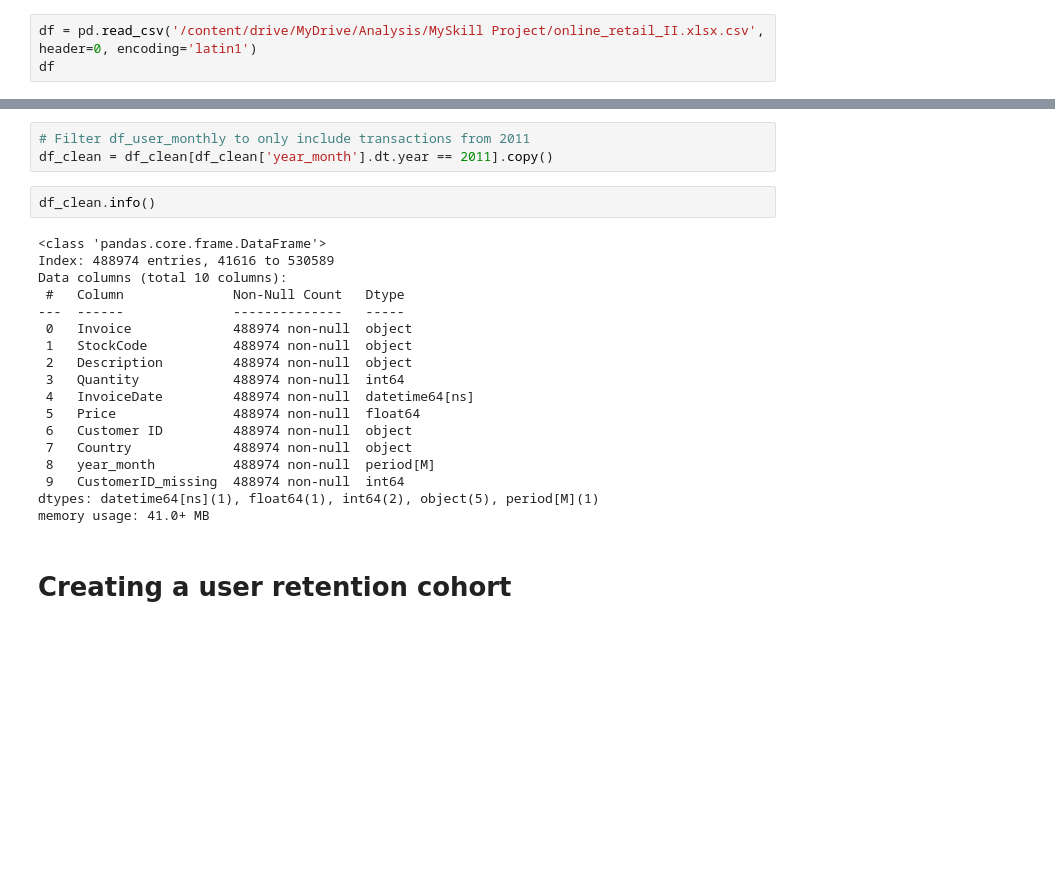
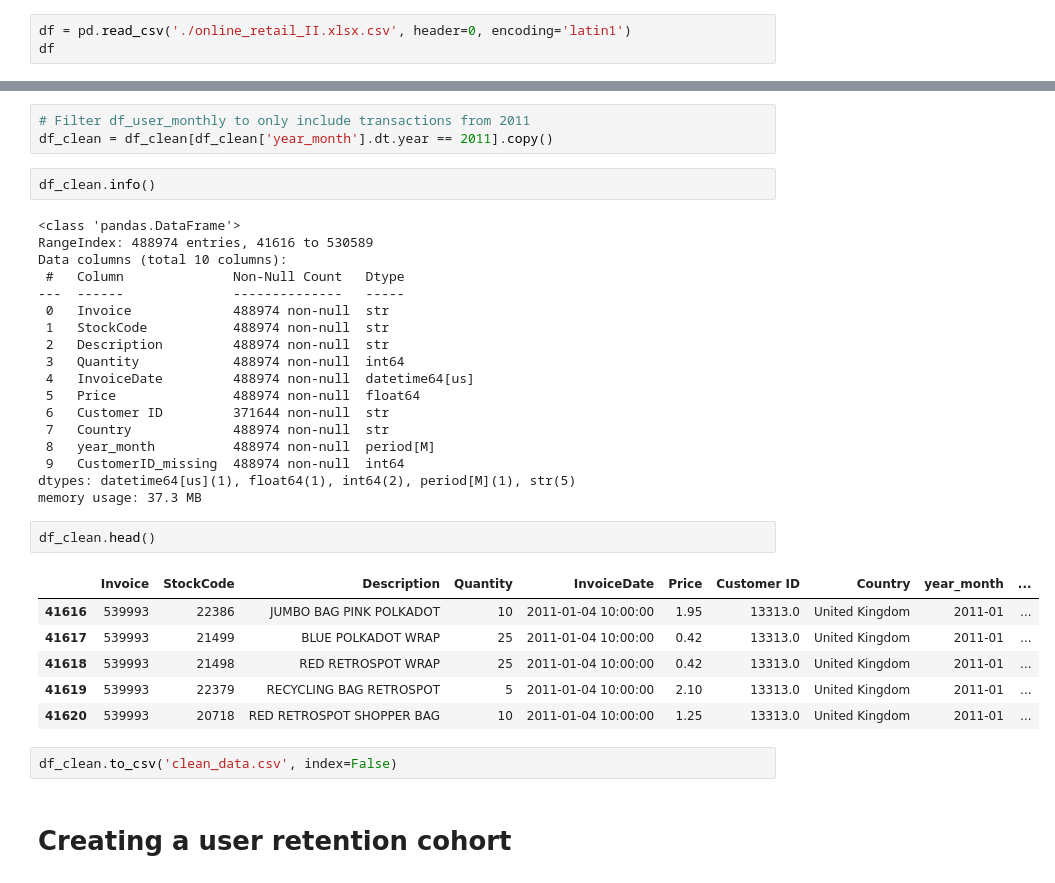
Before and after one commit to alaikalfaizi/MySkill-Data-Science-and-Analysis, a Jupyter notebook: User_Retention_Retail_Analysis.ipynb, the cells around one changed output, grey strips where cells are left out. Saved outputs shown, nothing was run; the diff lists cells and outputs as text; blank space fills up the shorter version.

```diff
--- a/User_Retention_Retail_Analysis.ipynb
+++ b/User_Retention_Retail_Analysis.ipynb
@@ -28,7 +30,7 @@ os.getcwd()
 # %% [markdown]
 # Import data from CSV to DataFrame
 # %%
-df = pd.read_csv('/content/drive/MyDrive/Analysis/MySkill Project/online_retail_II.xlsx.csv', header=0, encoding='latin1')
+df = pd.read_csv('./online_retail_II.xlsx.csv', header=0, encoding='latin1')
 df
 # %% [output]
 |  | Invoice | StockCode | Description | Quantity | InvoiceDate | Price | Customer ID | Country |
@@ -282,23 +280,34 @@ df_clean = df_clean[df_clean['year_month'].dt.year == 2011].copy()
 # %%
 df_clean.info()
 # %% [output]
-<class 'pandas.core.frame.DataFrame'>
-Index: 488974 entries, 41616 to 530589
+<class 'pandas.DataFrame'>
+RangeIndex: 488974 entries, 41616 to 530589
 Data columns (total 10 columns):
  #   Column              Non-Null Count   Dtype
 ---  ------              --------------   -----
- 0   Invoice             488974 non-null  object
- 1   StockCode           488974 non-null  object
- 2   Description         488974 non-null  object
+ 0   Invoice             488974 non-null  str
+ 1   StockCode           488974 non-null  str
+ 2   Description         488974 non-null  str
  3   Quantity            488974 non-null  int64
- 4   InvoiceDate         488974 non-null  datetime64[ns]
+ 4   InvoiceDate         488974 non-null  datetime64[us]
  5   Price               488974 non-null  float64
- 6   Customer ID         488974 non-null  object
- 7   Country             488974 non-null  object
+ 6   Customer ID         371644 non-null  str
+ 7   Country             488974 non-null  str
  8   year_month          488974 non-null  period[M]
  9   CustomerID_missing  488974 non-null  int64
-dtypes: datetime64[ns](1), float64(1), int64(2), object(5), period[M](1)
-memory usage: 41.0+ MB
+dtypes: datetime64[us](1), float64(1), int64(2), period[M](1), str(5)
+memory usage: 37.3 MB
+# %%
+df_clean.head()
+# %% [output]
+|  | Invoice | StockCode | Description | Quantity | InvoiceDate | Price | Customer ID | Country | year_month | ... |
+| 41616 | 539993 | 22386 | JUMBO BAG PINK POLKADOT | 10 | 2011-01-04 10:00:00 | 1.95 | 13313.0 | United Kingdom | 2011-01 | ... |
+| 41617 | 539993 | 21499 | BLUE POLKADOT WRAP | 25 | 2011-01-04 10:00:00 | 0.42 | 13313.0 | United Kingdom | 2011-01 | ... |
+| 41618 | 539993 | 21498 | RED RETROSPOT WRAP | 25 | 2011-01-04 10:00:00 | 0.42 | 13313.0 | United Kingdom | 2011-01 | ... |
+| 41619 | 539993 | 22379 | RECYCLING BAG RETROSPOT | 5 | 2011-01-04 10:00:00 | 2.10 | 13313.0 | United Kingdom | 2011-01 | ... |
+| 41620 | 539993 | 20718 | RED RETROSPOT SHOPPER BAG | 10 | 2011-01-04 10:00:00 | 1.25 | 13313.0 | United Kingdom | 2011-01 | ... |
+# %%
+df_clean.to_csv('clean_data.csv', index=False)
 # %% [markdown]
 # Creating a user retention cohort
 # %% [markdown]
```
Also changed, not shown: parts of 9 cells of this notebook.
